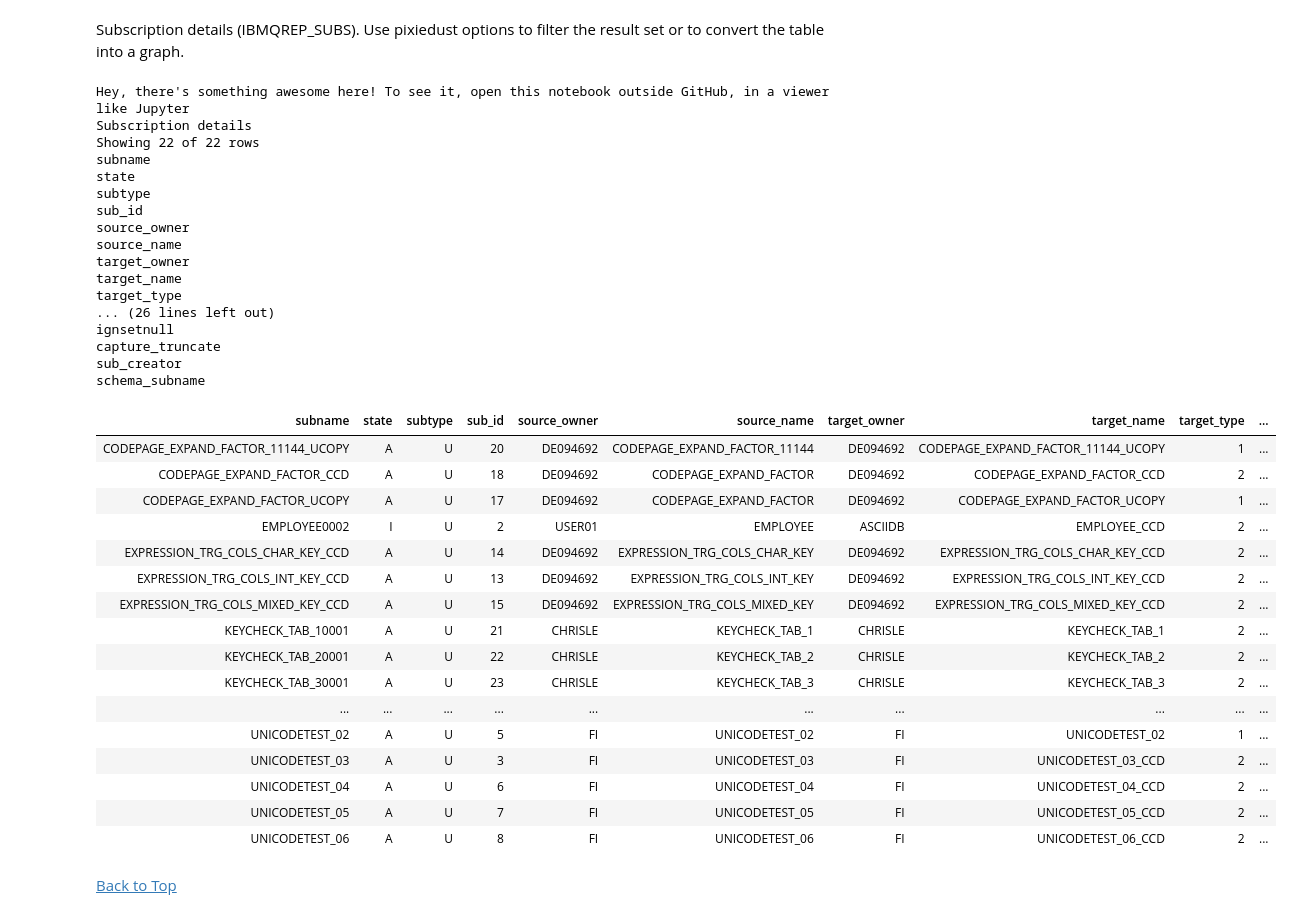
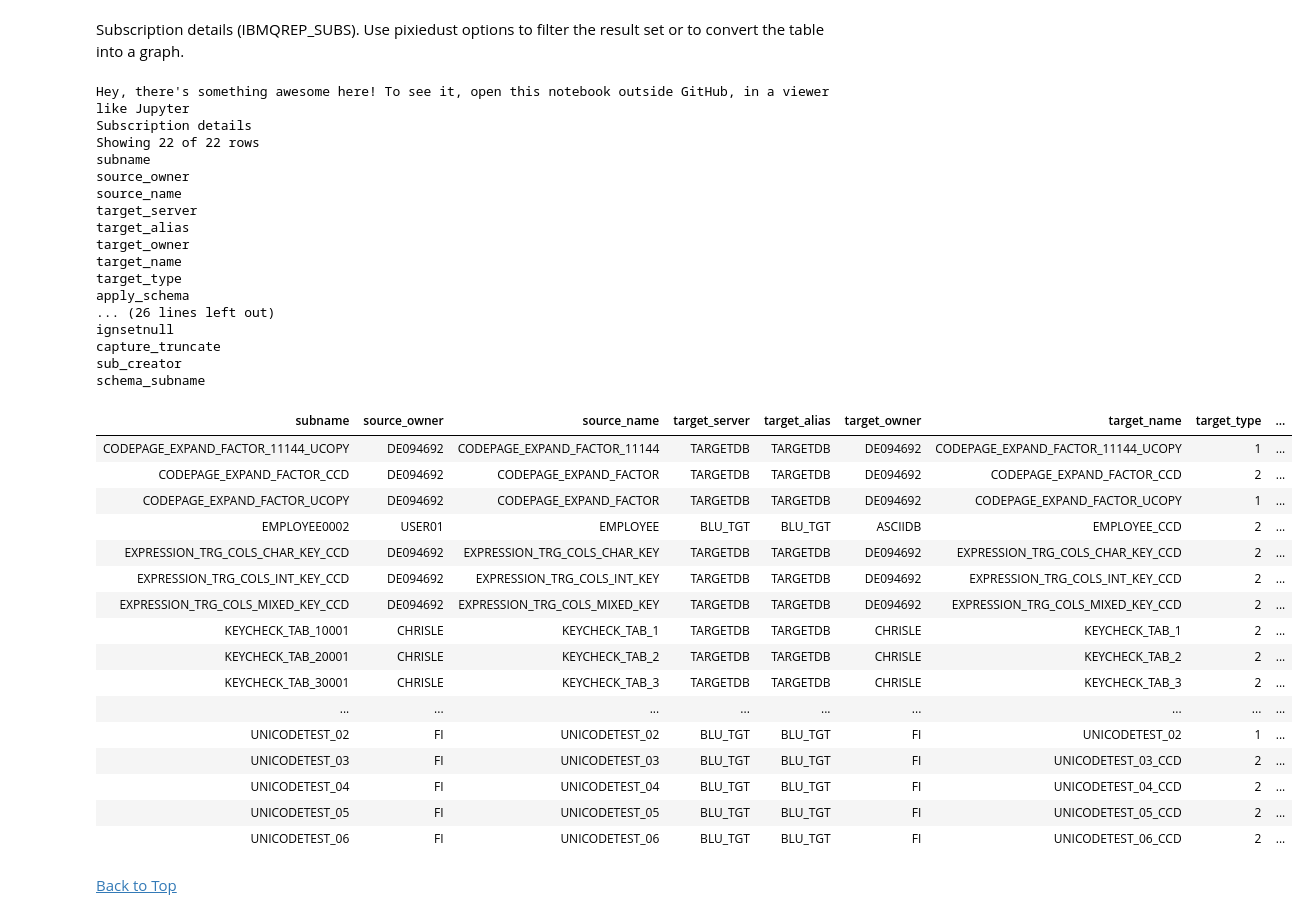
Before and after one commit to federator3/Q-Replication-Jupyter-Notebook, a Jupyter notebook: IBM Q Capture Jupyter Notebook.ipynb, the cells around one changed output. Saved outputs shown, nothing was run; the diff lists cells and outputs as text; code cells hidden in the pictures.

```diff
--- a/IBM Q Capture Jupyter Notebook.ipynb
+++ b/IBM Q Capture Jupyter Notebook.ipynb
@@ -103,7 +103,7 @@ db2host  = 'localhost'
 db2port  = 50000
 
 # User id privileged to read the Q Capture control tables
-db2user  = 'DE094692'
+db2user  = 'db2inst1'
 # You will be prompted to type in your password
 db2password = getpass.getpass('Password for database ' + db2alias + ': ');
 # %% [output]
@@ -112,6 +112,9 @@ Password for database ASCIIDB: ········
 # Switch to control debug messages. False: No debug messages; True: Some debug messages will be printed
 # debug = True
 debug = False
+
+# Display all columns when showing a data frame
+pandas.set_option('display.max_columns', None)
 
 # Define the date range for plotting performance data from IBMQREP_CAPMON and IBMQREP_CAPQMON
 # (plots grouped by hour)
@@ -548,48 +552,48 @@ Subscription details (IBMQREP_SUBS). Use pixiedust options to filter the result
 # %%
 # The function get_subs_details executes a query which selects detail data from IBMQREP_SUBS
 # and returns a pandas data frame
-df_subs = get_subs_details(connection)
+df_subs = get_subs_details(connection, capture_schema)
 
 #df_subs.set_index('subname',inplace=True)
 df_subs.sort_values(['subname'], ascending=[True], inplace=True)
 
 # displaying the data frame using pixiedust
 display(df_subs)
 # %% [output]
 Hey, there's something awesome here! To see it, open this notebook outside GitHub, in a viewer like Jupyter
 Subscription details
 Showing 22 of 22 rows
 subname
-state
-subtype
-sub_id
 source_owner
 source_name
+target_server
+target_alias
 target_owner
 target_name
 target_type
+apply_schema
 ... (26 lines left out)
 ignsetnull
 capture_truncate
 sub_creator
 schema_subname
-| subname | state | subtype | sub_id | source_owner | source_name | target_owner | target_name | target_type | ... |
-| CODEPAGE_EXPAND_FACTOR_11144_UCOPY | A | U | 20 | DE094692 | CODEPAGE_EXPAND_FACTOR_11144 | DE094692 | CODEPAGE_EXPAND_FACTOR_11144_UCOPY | 1 | ... |
-| CODEPAGE_EXPAND_FACTOR_CCD | A | U | 18 | DE094692 | CODEPAGE_EXPAND_FACTOR | DE094692 | CODEPAGE_EXPAND_FACTOR_CCD | 2 | ... |
-| CODEPAGE_EXPAND_FACTOR_UCOPY | A | U | 17 | DE094692 | CODEPAGE_EXPAND_FACTOR | DE094692 | CODEPAGE_EXPAND_FACTOR_UCOPY | 1 | ... |
-| EMPLOYEE0002 | I | U | 2 | USER01 | EMPLOYEE | ASCIIDB | EMPLOYEE_CCD | 2 | ... |
-| EXPRESSION_TRG_COLS_CHAR_KEY_CCD | A | U | 14 | DE094692 | EXPRESSION_TRG_COLS_CHAR_KEY | DE094692 | EXPRESSION_TRG_COLS_CHAR_KEY_CCD | 2 | ... |
-| EXPRESSION_TRG_COLS_INT_KEY_CCD | A | U | 13 | DE094692 | EXPRESSION_TRG_COLS_INT_KEY | DE094692 | EXPRESSION_TRG_COLS_INT_KEY_CCD | 2 | ... |
-| EXPRESSION_TRG_COLS_MIXED_KEY_CCD | A | U | 15 | DE094692 | EXPRESSION_TRG_COLS_MIXED_KEY | DE094692 | EXPRESSION_TRG_COLS_MIXED_KEY_CCD | 2 | ... |
-| KEYCHECK_TAB_10001 | A | U | 21 | CHRISLE | KEYCHECK_TAB_1 | CHRISLE | KEYCHECK_TAB_1 | 2 | ... |
-| KEYCHECK_TAB_20001 | A | U | 22 | CHRISLE | KEYCHECK_TAB_2 | CHRISLE | KEYCHECK_TAB_2 | 2 | ... |
-| KEYCHECK_TAB_30001 | A | U | 23 | CHRISLE | KEYCHECK_TAB_3 | CHRISLE | KEYCHECK_TAB_3 | 2 | ... |
-| ... | ... | ... | ... | ... | ... | ... | ... | ... | ... |
-| UNICODETEST_02 | A | U | 5 | FI | UNICODETEST_02 | FI | UNICODETEST_02 | 1 | ... |
-| UNICODETEST_03 | A | U | 3 | FI | UNICODETEST_03 | FI | UNICODETEST_03_CCD | 2 | ... |
-| UNICODETEST_04 | A | U | 6 | FI | UNICODETEST_04 | FI | UNICODETEST_04_CCD | 2 | ... |
-| UNICODETEST_05 | A | U | 7 | FI | UNICODETEST_05 | FI | UNICODETEST_05_CCD | 2 | ... |
-| UNICODETEST_06 | A | U | 8 | FI | UNICODETEST_06 | FI | UNICODETEST_06_CCD | 2 | ... |
+| subname | source_owner | source_name | target_server | target_alias | target_owner | target_name | target_type | ... |
+| CODEPAGE_EXPAND_FACTOR_11144_UCOPY | DE094692 | CODEPAGE_EXPAND_FACTOR_11144 | TARGETDB | TARGETDB | DE094692 | CODEPAGE_EXPAND_FACTOR_11144_UCOPY | 1 | ... |
+| CODEPAGE_EXPAND_FACTOR_CCD | DE094692 | CODEPAGE_EXPAND_FACTOR | TARGETDB | TARGETDB | DE094692 | CODEPAGE_EXPAND_FACTOR_CCD | 2 | ... |
+| CODEPAGE_EXPAND_FACTOR_UCOPY | DE094692 | CODEPAGE_EXPAND_FACTOR | TARGETDB | TARGETDB | DE094692 | CODEPAGE_EXPAND_FACTOR_UCOPY | 1 | ... |
+| EMPLOYEE0002 | USER01 | EMPLOYEE | BLU_TGT | BLU_TGT | ASCIIDB | EMPLOYEE_CCD | 2 | ... |
+| EXPRESSION_TRG_COLS_CHAR_KEY_CCD | DE094692 | EXPRESSION_TRG_COLS_CHAR_KEY | TARGETDB | TARGETDB | DE094692 | EXPRESSION_TRG_COLS_CHAR_KEY_CCD | 2 | ... |
+| EXPRESSION_TRG_COLS_INT_KEY_CCD | DE094692 | EXPRESSION_TRG_COLS_INT_KEY | TARGETDB | TARGETDB | DE094692 | EXPRESSION_TRG_COLS_INT_KEY_CCD | 2 | ... |
+| EXPRESSION_TRG_COLS_MIXED_KEY_CCD | DE094692 | EXPRESSION_TRG_COLS_MIXED_KEY | TARGETDB | TARGETDB | DE094692 | EXPRESSION_TRG_COLS_MIXED_KEY_CCD | 2 | ... |
+| KEYCHECK_TAB_10001 | CHRISLE | KEYCHECK_TAB_1 | TARGETDB | TARGETDB | CHRISLE | KEYCHECK_TAB_1 | 2 | ... |
+| KEYCHECK_TAB_20001 | CHRISLE | KEYCHECK_TAB_2 | TARGETDB | TARGETDB | CHRISLE | KEYCHECK_TAB_2 | 2 | ... |
+| KEYCHECK_TAB_30001 | CHRISLE | KEYCHECK_TAB_3 | TARGETDB | TARGETDB | CHRISLE | KEYCHECK_TAB_3 | 2 | ... |
+| ... | ... | ... | ... | ... | ... | ... | ... | ... |
+| UNICODETEST_02 | FI | UNICODETEST_02 | BLU_TGT | BLU_TGT | FI | UNICODETEST_02 | 1 | ... |
+| UNICODETEST_03 | FI | UNICODETEST_03 | BLU_TGT | BLU_TGT | FI | UNICODETEST_03_CCD | 2 | ... |
+| UNICODETEST_04 | FI | UNICODETEST_04 | BLU_TGT | BLU_TGT | FI | UNICODETEST_04_CCD | 2 | ... |
+| UNICODETEST_05 | FI | UNICODETEST_05 | BLU_TGT | BLU_TGT | FI | UNICODETEST_05_CCD | 2 | ... |
+| UNICODETEST_06 | FI | UNICODETEST_06 | BLU_TGT | BLU_TGT | FI | UNICODETEST_06_CCD | 2 | ... |
 # %% [markdown]
 [Back to Top](#top)
 <a id='qsubs_qa'></a>
```
Also changed, not shown: parts of 15 cells of this notebook, 2 other files.
